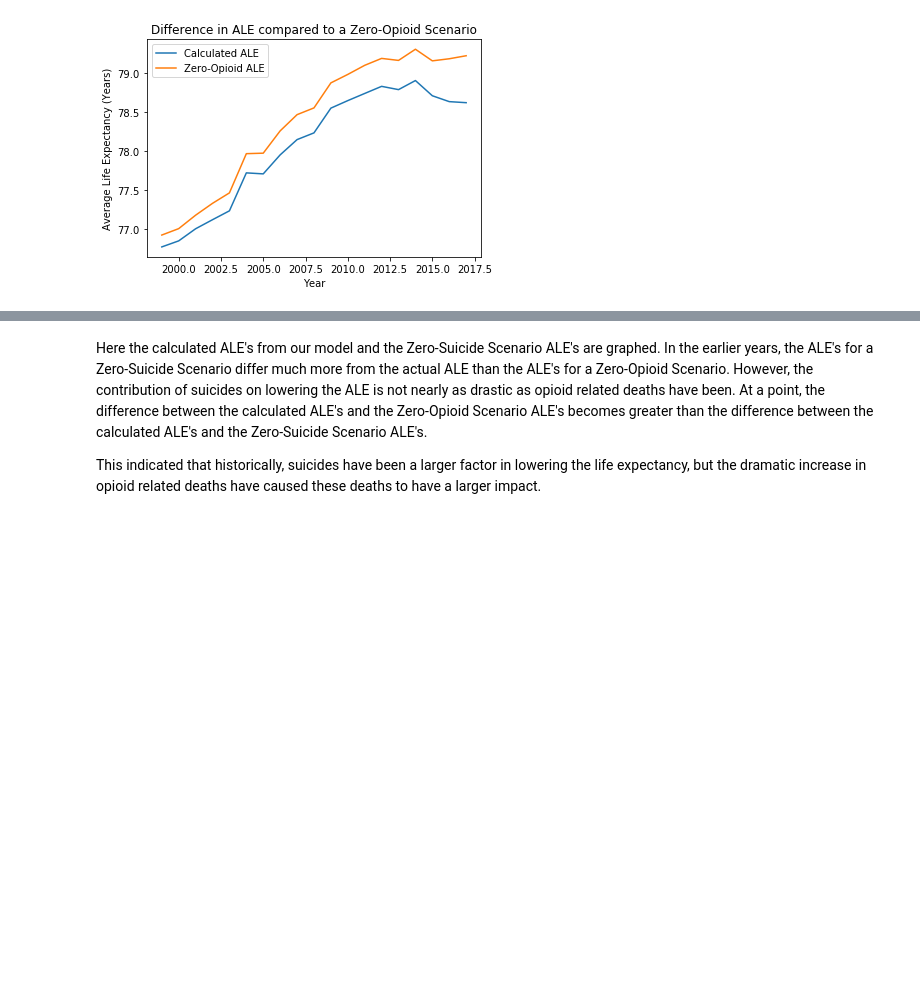
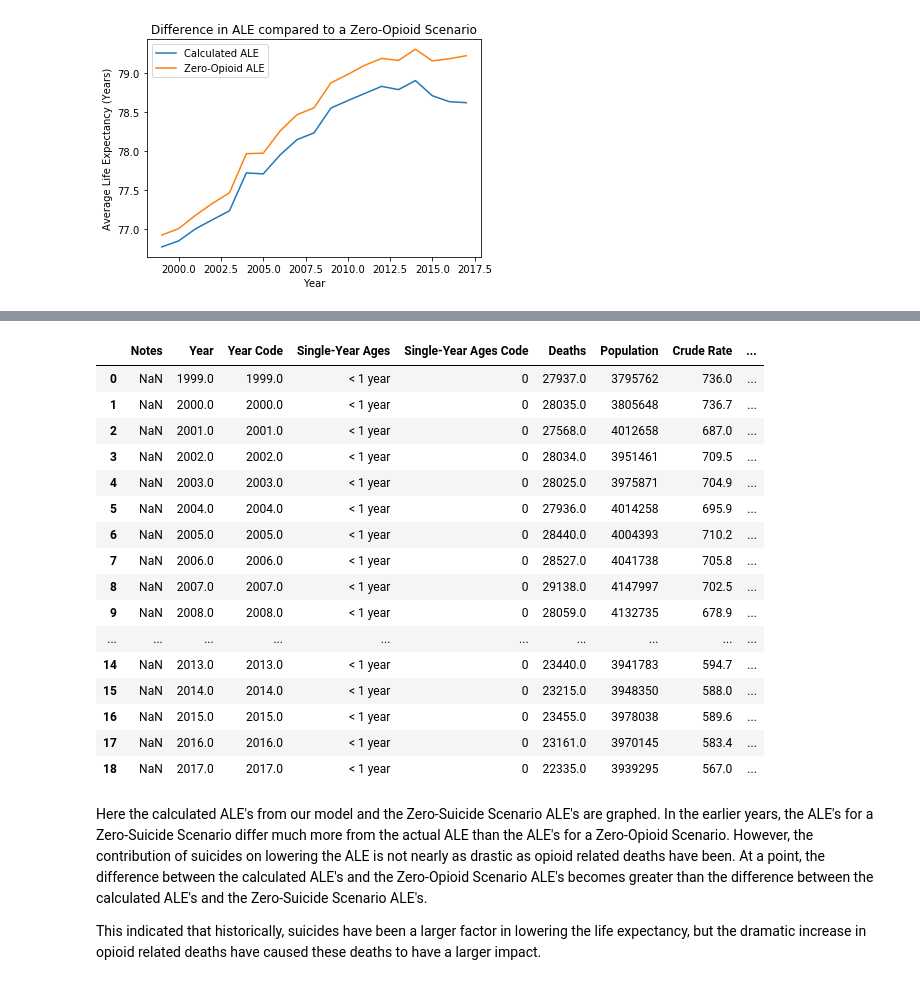
Before and after one commit to ASHSWAN1999/DataScienceProject2, a Jupyter notebook: project2.ipynb, the cells around one changed output, grey strips where cells are left out. Saved outputs shown, nothing was run; the diff lists cells and outputs as text; code cells hidden in the pictures; blank space fills up the shorter version.

```diff
--- a/project2.ipynb
+++ b/project2.ipynb
@@ -321,3 +344,23 @@ plt.legend();
+# %%
+birth_le_mod_su
+# %% [output]
+|  | Notes | Year | Year Code | Single-Year Ages | Single-Year Ages Code | Deaths | Population | Crude Rate | ... |
+| 0 | NaN | 1999.0 | 1999.0 | < 1 year | 0 | 27937.0 | 3795762 | 736.0 | ... |
+| 1 | NaN | 2000.0 | 2000.0 | < 1 year | 0 | 28035.0 | 3805648 | 736.7 | ... |
+| 2 | NaN | 2001.0 | 2001.0 | < 1 year | 0 | 27568.0 | 4012658 | 687.0 | ... |
+| 3 | NaN | 2002.0 | 2002.0 | < 1 year | 0 | 28034.0 | 3951461 | 709.5 | ... |
+| 4 | NaN | 2003.0 | 2003.0 | < 1 year | 0 | 28025.0 | 3975871 | 704.9 | ... |
+| 5 | NaN | 2004.0 | 2004.0 | < 1 year | 0 | 27936.0 | 4014258 | 695.9 | ... |
+| 6 | NaN | 2005.0 | 2005.0 | < 1 year | 0 | 28440.0 | 4004393 | 710.2 | ... |
+| 7 | NaN | 2006.0 | 2006.0 | < 1 year | 0 | 28527.0 | 4041738 | 705.8 | ... |
+| 8 | NaN | 2007.0 | 2007.0 | < 1 year | 0 | 29138.0 | 4147997 | 702.5 | ... |
+| 9 | NaN | 2008.0 | 2008.0 | < 1 year | 0 | 28059.0 | 4132735 | 678.9 | ... |
+| ... | ... | ... | ... | ... | ... | ... | ... | ... | ... |
+| 14 | NaN | 2013.0 | 2013.0 | < 1 year | 0 | 23440.0 | 3941783 | 594.7 | ... |
+| 15 | NaN | 2014.0 | 2014.0 | < 1 year | 0 | 23215.0 | 3948350 | 588.0 | ... |
+| 16 | NaN | 2015.0 | 2015.0 | < 1 year | 0 | 23455.0 | 3978038 | 589.6 | ... |
+| 17 | NaN | 2016.0 | 2016.0 | < 1 year | 0 | 23161.0 | 3970145 | 583.4 | ... |
+| 18 | NaN | 2017.0 | 2017.0 | < 1 year | 0 | 22335.0 | 3939295 | 567.0 | ... |
 # %% [markdown]
 Here the calculated ALE's from our model and the Zero-Suicide Scenario ALE's are graphed. In the earlier years, the ALE's for a Zero-Suicide Scenario differ much more from the actual ALE than the ALE's for a Zero-Opioid Scenario. However, the contribution of suicides on lowering the ALE is not nearly as drastic as opioid related deaths have been. At a point, the difference between the calculated ALE's and the Zero-Opioid Scenario ALE's becomes greater than the difference between the calculated ALE's and the Zero-Suicide Scenario ALE's.
 
```
Also changed, not shown: parts of 5 cells of this notebook.
